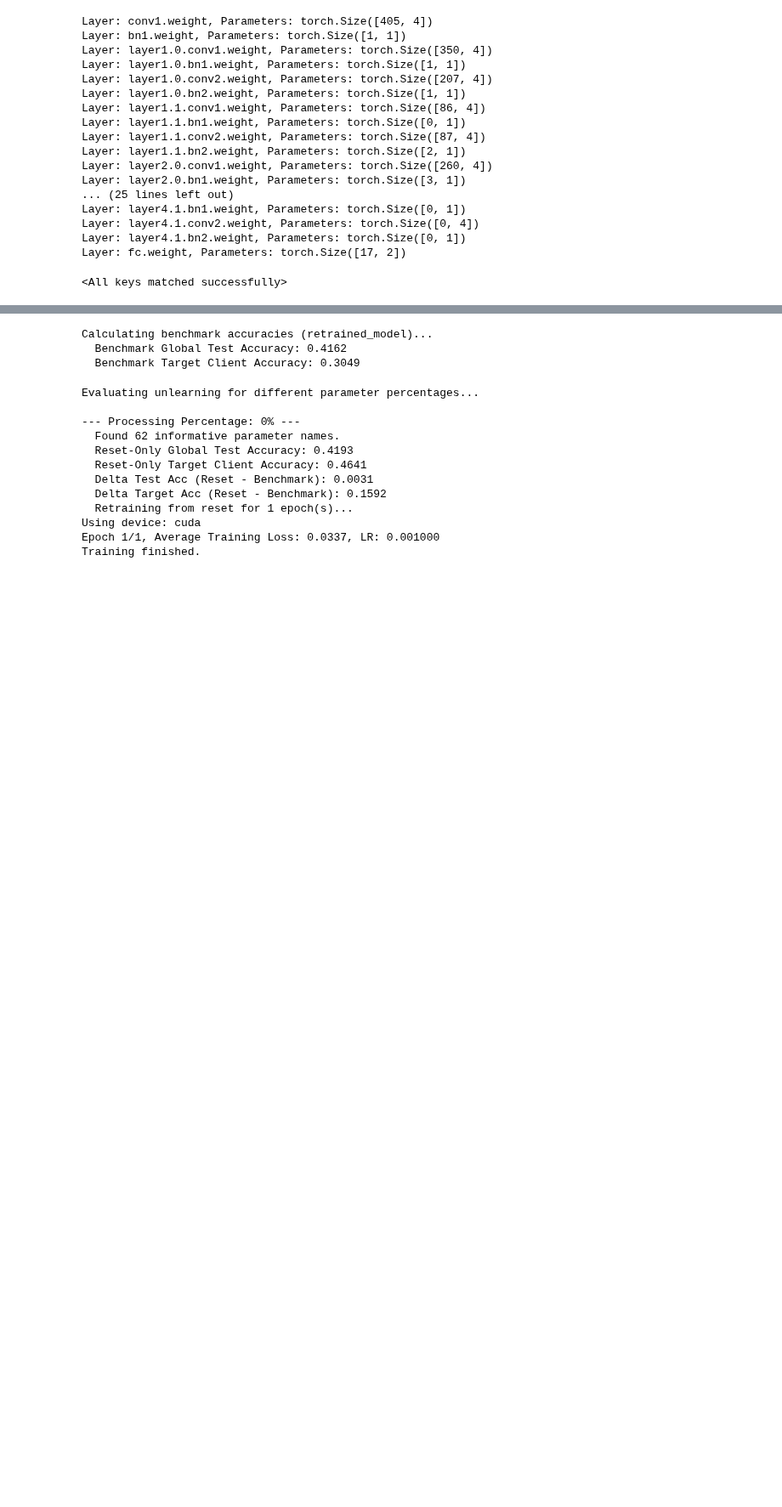
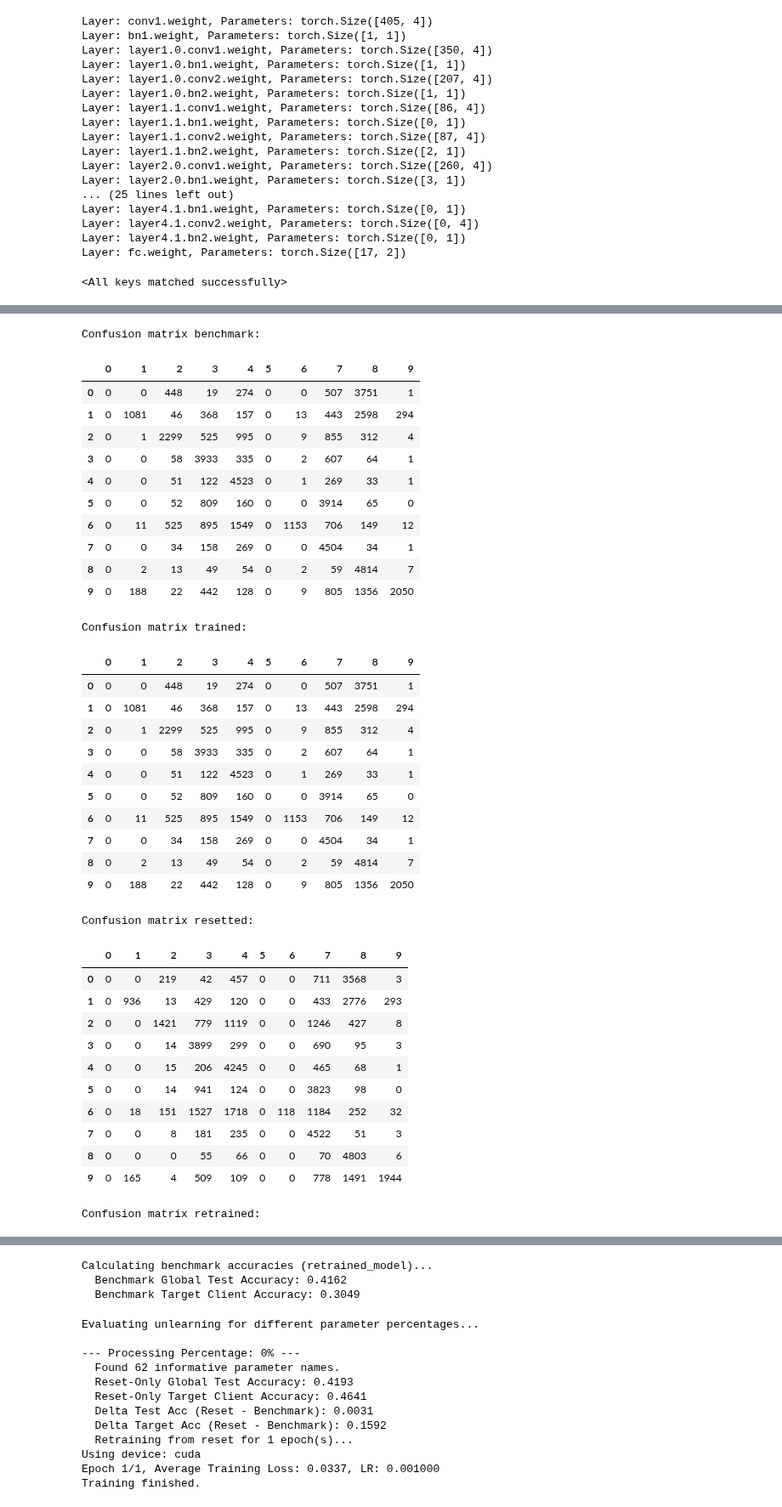
Before and after one commit to lorenzomanini/FedUnlearn-PE, a Jupyter notebook: vision_unlearn_Resdiual.ipynb, the cells around one changed output, grey strips where cells are left out. Shown at 85% size. Drawn from its saved outputs; the diff is of its cells as text; code cells hidden in the pictures; blank space fills up the shorter version.

```diff
--- a/vision_unlearn_Resdiual.ipynb
+++ b/vision_unlearn_Resdiual.ipynb
@@ -211,14 +230,13 @@ def compute_dataloaders_accuracy(model, dataloaders):
     return accuracies
 
 # create validation routine
-def validate(model, dataloaders, device=None):
+def validate(model, dataloaders, num_classes, device=None):
     if device is None:
         device = torch.device("cuda" if torch.cuda.is_available() else "cpu")
 
-    n_classes = len(dataloaders)
     # create metric objects
-    tm_acc = torchmetrics.Accuracy(task='multiclass', num_classes=n_classes, average= 'macro', top_k=1)
-    tm_con = torchmetrics.ConfusionMatrix(task="multiclass", num_classes=n_classes)
+    tm_acc = torchmetrics.Accuracy(task='multiclass', num_classes=num_classes, average= 'macro', top_k=1)
+    tm_con = torchmetrics.ConfusionMatrix(task="multiclass", num_classes=num_classes)
     # move metric to device
     model.to(device)
     tm_acc.to(device)
@@ -486,7 +504,7 @@ for name in informative_params.keys():
 retrainer = UnlearnNet(model, informative_params)
 loss_fn = nn.CrossEntropyLoss()
 retrainer = trainer(retrainer, loss_fn, benchmark_dataloaders, epochs=3)
-retrained_model = resnet18(num_classes = 10)
+retrained_model = resnet18(num_classes = num_classes)
 retrained_model.load_state_dict(retrainer.get_retrained_params(), strict=False)
 # %% [output]
 Layer: conv1.weight, number of parameters: 405
@@ -508,9 +526,53 @@ Epoch 3/3, Average Training Loss: 0.2468, LR: 0.001000
 Training finished.
 <All keys matched successfully>
 # %%
-print("Confusion matrix before resetting:")
-acc, conf_mat = validate(model, classes_dataloaders, 10)
+print("Confusion matrix benchmark:")
+acc, conf_mat = validate(model, classes_dataloaders, num_classes)
 plot_confusion_matrix(conf_mat)
-print("Confusion matrix after resetting:")
-acc, conf_mat = validate(model_reset, trainloader_class_list, 10)
+print("Confusion matrix trained:")
+acc, conf_mat = validate(model, classes_dataloaders, num_classes)
 plot_confusion_matrix(conf_mat)
+print("Confusion matrix resetted:")
+acc, conf_mat = validate(resetted_model, classes_dataloaders, num_classes)
+plot_confusion_matrix(conf_mat)
+print("Confusion matrix retrained:")
+acc, conf_mat = validate(retrained_model, classes_dataloaders, num_classes)
+plot_confusion_matrix(conf_mat)
+# %% [output]
+Confusion matrix benchmark:
+|  | 0 | 1 | 2 | 3 | 4 | 5 | 6 | 7 | 8 | 9 |
+| 0 | 0 | 0 | 448 | 19 | 274 | 0 | 0 | 507 | 3751 | 1 |
+| 1 | 0 | 1081 | 46 | 368 | 157 | 0 | 13 | 443 | 2598 | 294 |
+| 2 | 0 | 1 | 2299 | 525 | 995 | 0 | 9 | 855 | 312 | 4 |
+| 3 | 0 | 0 | 58 | 3933 | 335 | 0 | 2 | 607 | 64 | 1 |
+| 4 | 0 | 0 | 51 | 122 | 4523 | 0 | 1 | 269 | 33 | 1 |
+| 5 | 0 | 0 | 52 | 809 | 160 | 0 | 0 | 3914 | 65 | 0 |
+| 6 | 0 | 11 | 525 | 895 | 1549 | 0 | 1153 | 706 | 149 | 12 |
+| 7 | 0 | 0 | 34 | 158 | 269 | 0 | 0 | 4504 | 34 | 1 |
+| 8 | 0 | 2 | 13 | 49 | 54 | 0 | 2 | 59 | 4814 | 7 |
+| 9 | 0 | 188 | 22 | 442 | 128 | 0 | 9 | 805 | 1356 | 2050 |
+Confusion matrix trained:
+|  | 0 | 1 | 2 | 3 | 4 | 5 | 6 | 7 | 8 | 9 |
+| 0 | 0 | 0 | 448 | 19 | 274 | 0 | 0 | 507 | 3751 | 1 |
+| 1 | 0 | 1081 | 46 | 368 | 157 | 0 | 13 | 443 | 2598 | 294 |
+| 2 | 0 | 1 | 2299 | 525 | 995 | 0 | 9 | 855 | 312 | 4 |
+| 3 | 0 | 0 | 58 | 3933 | 335 | 0 | 2 | 607 | 64 | 1 |
+| 4 | 0 | 0 | 51 | 122 | 4523 | 0 | 1 | 269 | 33 | 1 |
+| 5 | 0 | 0 | 52 | 809 | 160 | 0 | 0 | 3914 | 65 | 0 |
+| 6 | 0 | 11 | 525 | 895 | 1549 | 0 | 1153 | 706 | 149 | 12 |
+| 7 | 0 | 0 | 34 | 158 | 269 | 0 | 0 | 4504 | 34 | 1 |
+| 8 | 0 | 2 | 13 | 49 | 54 | 0 | 2 | 59 | 4814 | 7 |
+| 9 | 0 | 188 | 22 | 442 | 128 | 0 | 9 | 805 | 1356 | 2050 |
+Confusion matrix resetted:
+|  | 0 | 1 | 2 | 3 | 4 | 5 | 6 | 7 | 8 | 9 |
+| 0 | 0 | 0 | 219 | 42 | 457 | 0 | 0 | 711 | 3568 | 3 |
+| 1 | 0 | 936 | 13 | 429 | 120 | 0 | 0 | 433 | 2776 | 293 |
+| 2 | 0 | 0 | 1421 | 779 | 1119 | 0 | 0 | 1246 | 427 | 8 |
+| 3 | 0 | 0 | 14 | 3899 | 299 | 0 | 0 | 690 | 95 | 3 |
+| 4 | 0 | 0 | 15 | 206 | 4245 | 0 | 0 | 465 | 68 | 1 |
+| 5 | 0 | 0 | 14 | 941 | 124 | 0 | 0 | 3823 | 98 | 0 |
+| 6 | 0 | 18 | 151 | 1527 | 1718 | 0 | 118 | 1184 | 252 | 32 |
+| 7 | 0 | 0 | 8 | 181 | 235 | 0 | 0 | 4522 | 51 | 3 |
+| 8 | 0 | 0 | 0 | 55 | 66 | 0 | 0 | 70 | 4803 | 6 |
+| 9 | 0 | 165 | 4 | 509 | 109 | 0 | 0 | 778 | 1491 | 1944 |
+Confusion matrix retrained:
```
Also changed, not shown: parts of 10 cells of this notebook.
